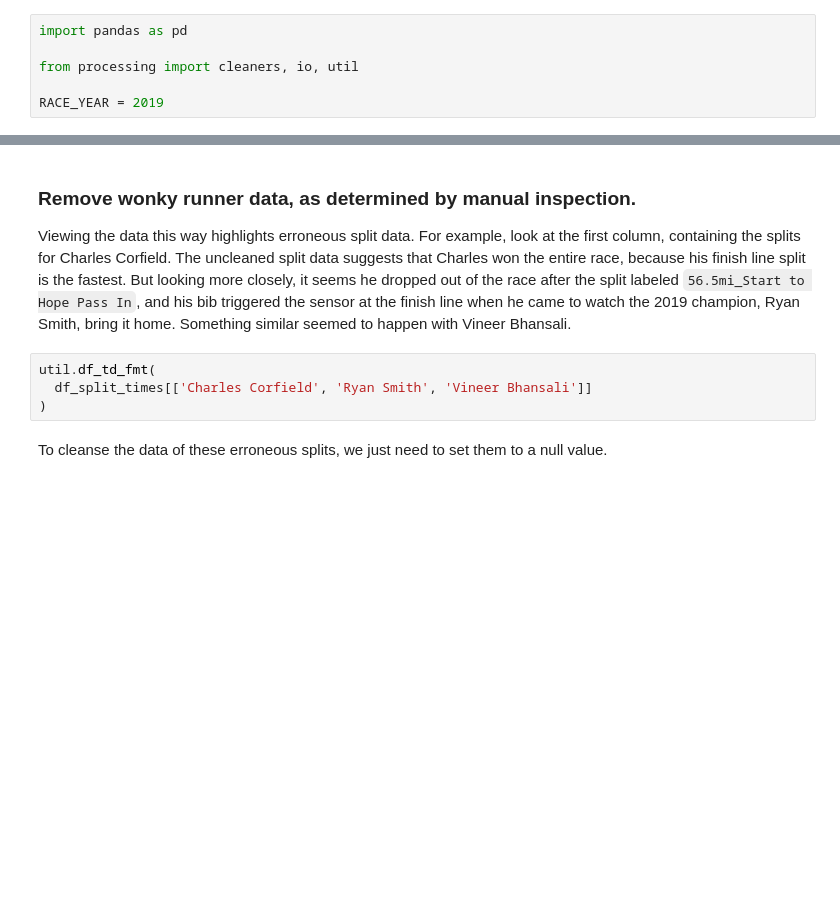
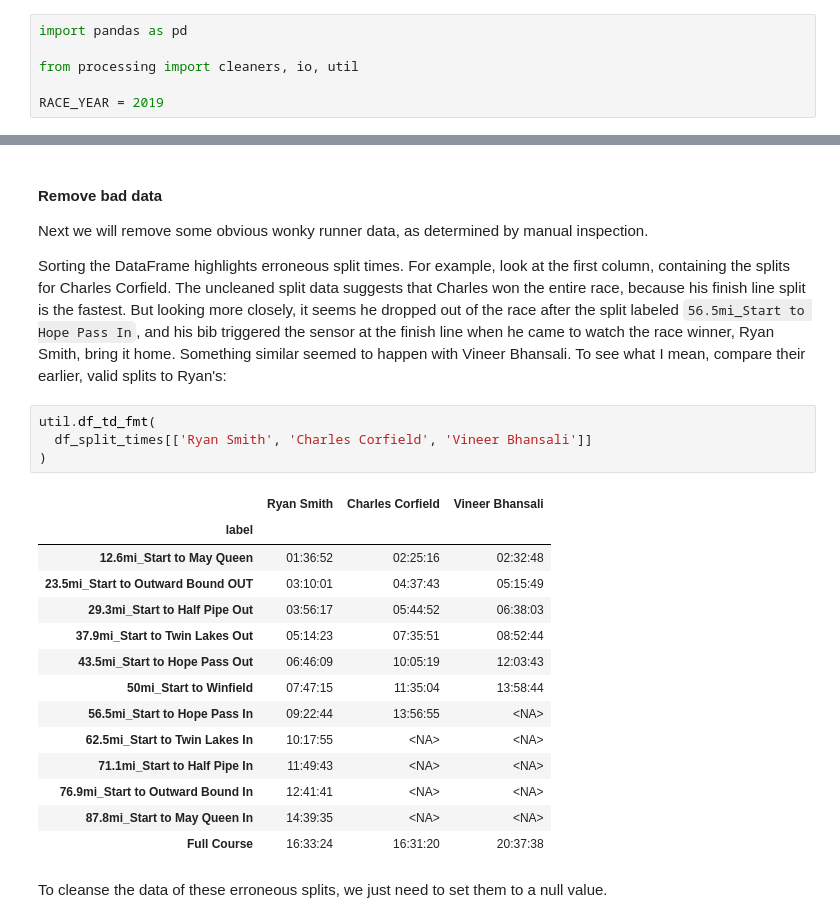
Before and after one commit to aaron-schroeder/leadville-analysis, a Jupyter notebook: 2019.ipynb, the cells around one changed output, grey strips where cells are left out. Saved outputs shown, nothing was run; the diff lists cells and outputs as text; blank space fills up the shorter version.

```diff
--- a/2019.ipynb
+++ b/2019.ipynb
@@ -121,11 +186,28 @@ util.display_full_df(util.df_td_fmt(df_split_times))
 # %% [markdown]
-### Remove wonky runner data, as determined by manual inspection.
+#### Remove bad data
 
-Viewing the data this way highlights erroneous split data. For example, look at the first column, containing the splits for Charles Corfield. The uncleaned split data suggests that Charles won the entire race, because his finish line split is the fastest. But looking more closely, it seems he dropped out of the race after the split labeled `56.5mi_Start to Hope Pass In`, and his bib triggered the sensor at the finish line when he came to watch the 2019 champion, Ryan Smith, bring it home. Something similar seemed to happen with Vineer Bhansali.
+Next we will remove some obvious wonky runner data, as determined by manual inspection.
+
+Sorting the DataFrame highlights erroneous split times. For example, look at the first column, containing the splits for Charles Corfield. The uncleaned split data suggests that Charles won the entire race, because his finish line split is the fastest. But looking more closely, it seems he dropped out of the race after the split labeled `56.5mi_Start to Hope Pass In`, and his bib triggered the sensor at the finish line when he came to watch the race winner, Ryan Smith, bring it home. Something similar seemed to happen with Vineer Bhansali. To see what I mean, compare their earlier, valid splits to Ryan's:
 # %%
 util.df_td_fmt(
-  df_split_times[['Charles Corfield', 'Ryan Smith', 'Vineer Bhansali']]
+  df_split_times[['Ryan Smith', 'Charles Corfield', 'Vineer Bhansali']]
 )
+# %% [output]
+|  | Ryan Smith | Charles Corfield | Vineer Bhansali |
+| label |  |  |  |
+| 12.6mi_Start to May Queen | 01:36:52 | 02:25:16 | 02:32:48 |
+| 23.5mi_Start to Outward Bound OUT | 03:10:01 | 04:37:43 | 05:15:49 |
+| 29.3mi_Start to Half Pipe Out | 03:56:17 | 05:44:52 | 06:38:03 |
+| 37.9mi_Start to Twin Lakes Out | 05:14:23 | 07:35:51 | 08:52:44 |
+| 43.5mi_Start to Hope Pass Out | 06:46:09 | 10:05:19 | 12:03:43 |
+| 50mi_Start to Winfield | 07:47:15 | 11:35:04 | 13:58:44 |
+| 56.5mi_Start to Hope Pass In | 09:22:44 | 13:56:55 | <NA> |
+| 62.5mi_Start to Twin Lakes In | 10:17:55 | <NA> | <NA> |
+| 71.1mi_Start to Half Pipe In | 11:49:43 | <NA> | <NA> |
+| 76.9mi_Start to Outward Bound In | 12:41:41 | <NA> | <NA> |
+| 87.8mi_Start to May Queen In | 14:39:35 | <NA> | <NA> |
+| Full Course | 16:33:24 | 16:31:20 | 20:37:38 |
 # %% [markdown]
 To cleanse the data of these erroneous splits, we just need to set them to a null value.
 # %%
```
Also changed, not shown: parts of 42 cells of this notebook, 9 other files.
